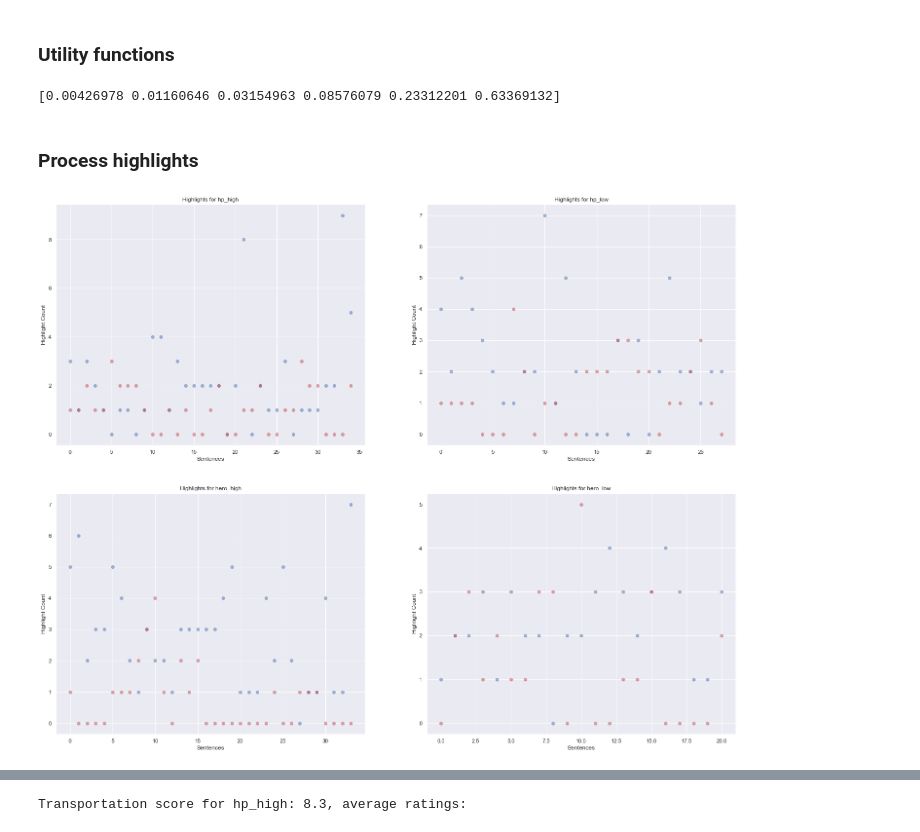
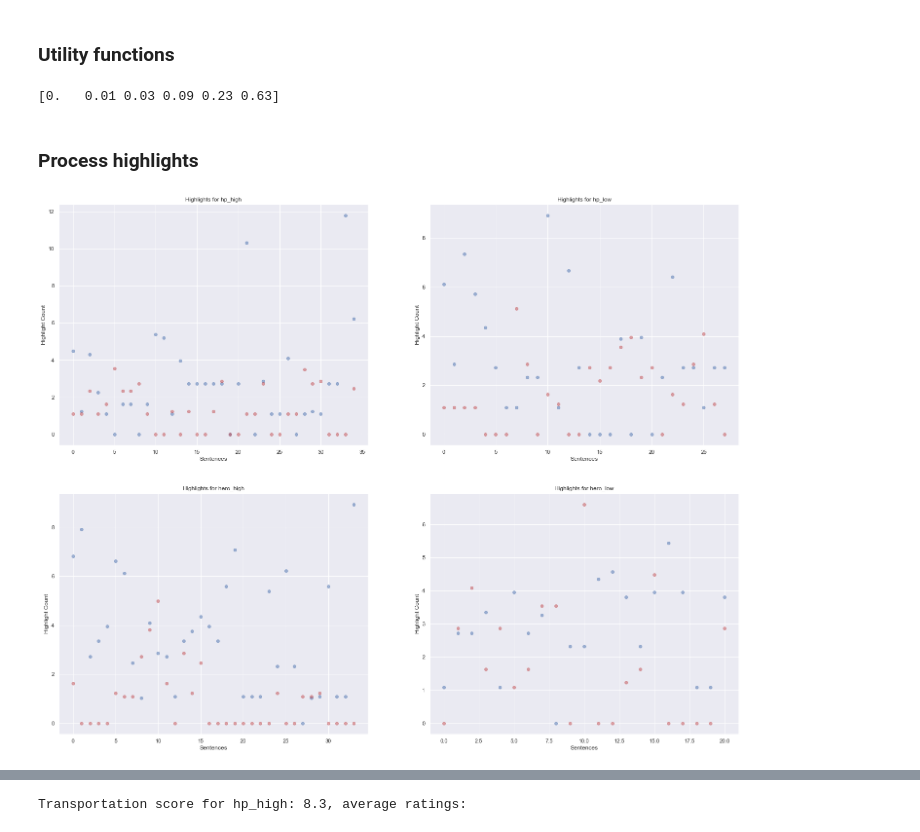
Before and after one commit to kelseyneis/narrative_transportation, a Jupyter notebook: survey_response.ipynb, the cells around one changed output, grey strips where cells are left out. Drawn from its saved outputs; the diff is of its cells as text; code cells hidden in the pictures.

Commit message:
Use softmax for aphantasia weights

```diff
--- a/survey_response.ipynb
+++ b/survey_response.ipynb
@@ -49,20 +51,20 @@ all_sentences = [hp_high_sentences, hp_low_sentences, hero_high_sentences, hero_
 # %%
 def softmax(vec):
   exponential = np.exp(vec)
-  probabilities = exponential / np.sum(exponential)
-  return probabilities
+  weights = np.round(exponential / np.sum(exponential), decimals=2)
+  return weights
 
 vector = np.array([1, 2, 3, 4, 5, 6])
-probabilities = softmax(vector)
-print(probabilities)
+weights = softmax(vector)
+print(weights)
 # %% [output]
-[0.00426978 0.01160646 0.03154963 0.08576079 0.23312201 0.63369132]
+[0.   0.01 0.03 0.09 0.23 0.63]
 # %%
 def group_highlights(sent, highlights, aphantasia):
    highlight_array = np.zeros(len(sent))
    for (x, y) in zip(highlights, aphantasia):
       if(x != None):
-         highlight_array[x] += 1
+         highlight_array[x] += (1 + weights[int(y)-1])
    return highlight_array
 # %%
 def get_highlight_text(sent, bool_array):
@@ -129,35 +131,35 @@ overlapping_highlights = dict(zip(all_stories, np.zeros(len(all_stories))))
 sentences = dict(zip(all_stories, all_sentences))
 
 fig, ax = plt.subplots(2, 2)
 count = 0
 axes = [[0, 0], [0, 1], [1, 0], [1, 1]]
 
 for story in all_stories:
    counts_inc[story], counts_dec[story] = show_highlight_results(story, sentences[story], data) # show individual results by passing in a row: data[1:2]
    sentence_counts[story] = pd.DataFrame(sentences[story], columns=['sentence'])
    sentence_counts[story]['increase'] = counts_inc[story]
    sentence_counts[story]['decrease'] = counts_dec[story]
    sentence_counts[story]['combined'] = counts_inc[story] - counts_dec[story]
    combined_highlights[story] = pd.DataFrame(sentences[story], columns=['sentence'])
-   combined_highlights[story]['combined_highlights'] = counts_inc[story] - counts_dec[story]
+   combined_highlights[story]['combined_highlights'] = np.round(counts_inc[story] - counts_dec[story], decimals=2)
    overlapping_highlights[story] = pd.DataFrame(sentences[story])
    overlapping_highlights[story]['overlap'] = get_overlapping_highlights(counts_inc[story], counts_dec[story])
 
    # display(sentence_counts[story].head())
    # Plot the highlights
    x = np.linspace(0, len(sentences[story]) -1, len(sentences[story]))
    ax1 = axes[count][0]
    ax2 = axes[count][1]
    ax[ax1, ax2].scatter(x, counts_inc[story], alpha=.5, color='b')
    ax[ax1, ax2].scatter(x, counts_dec[story], alpha=.5, color='r')
    ax[ax1, ax2].set_xlabel("Sentences")
    ax[ax1, ax2].set_ylabel("Highlight Count")
    ax[ax1, ax2].set_title(f"Highlights for {all_stories[count]}")
 
    count +=1
 plt.show()
 # %% [output]
-[figure, old version]
+[figure, new version]
 # %%
 for story in all_stories:
    display(overlapping_highlights[story].sort_values(by='overlap', ascending=False).head(10))
```
Also changed, not shown: parts of 6 cells of this notebook.
